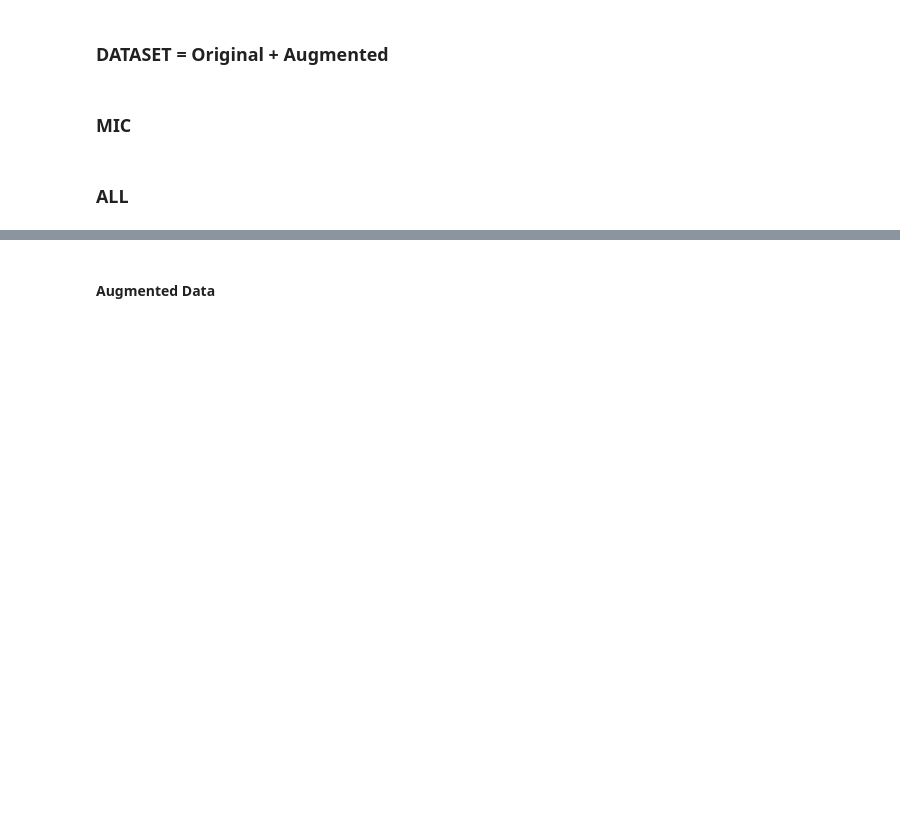
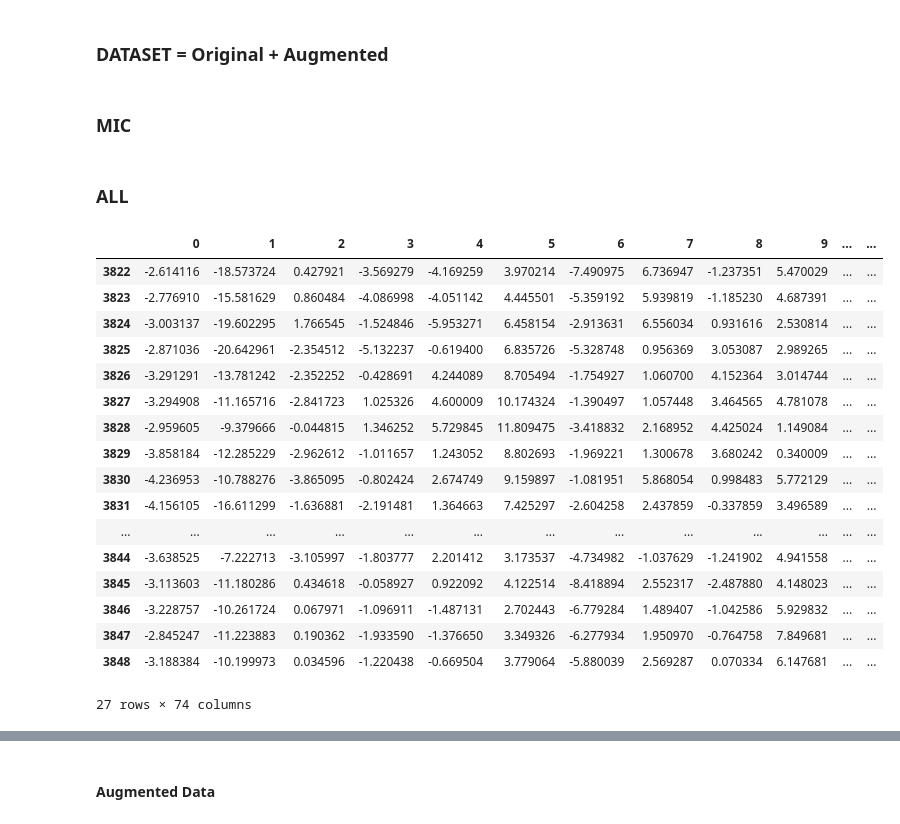
Before and after one commit to akansh12/Pnoi_SPIRE, a Jupyter notebook: Results_with_Augmented_data.ipynb, the cells around one changed output, grey strips where cells are left out. Drawn from its saved outputs; the diff is of its cells as text; code cells hidden in the pictures; blank space fills up the shorter version.

```diff
--- a/Results_with_Augmented_data.ipynb
+++ b/Results_with_Augmented_data.ipynb
@@ -40,3 +42,24 @@ mic_bld_orig_df = pd.read_csv("Data_CSV/Experiment_W_WO_CMN/withoutCMN(all)micB_
 mic_blt_orig_df = pd.read_csv("Data_CSV/Experiment_W_WO_CMN/withoutCMN(all)micB_L_T_DPB.csv")
 mic_brd_orig_df = pd.read_csv("Data_CSV/Experiment_W_WO_CMN/withoutCMN(all)micB_R_D_DPB.csv")
 mic_brt_orig_df = pd.read_csv("Data_CSV/Experiment_W_WO_CMN/withoutCMN(all)micB_R_T_DPB.csv")
+# %%
+ mic_all_orig_df[mic_all_orig_df.iloc[:,73] == "2019_11_08_Kavitha_F_26_154_51_N_HC_NA.json"]
+# %% [output]
+|  | 0 | 1 | 2 | 3 | 4 | 5 | 6 | 7 | 8 | 9 | ... | ... |
+| 3822 | -2.614116 | -18.573724 | 0.427921 | -3.569279 | -4.169259 | 3.970214 | -7.490975 | 6.736947 | -1.237351 | 5.470029 | ... | ... |
+| 3823 | -2.776910 | -15.581629 | 0.860484 | -4.086998 | -4.051142 | 4.445501 | -5.359192 | 5.939819 | -1.185230 | 4.687391 | ... | ... |
+| 3824 | -3.003137 | -19.602295 | 1.766545 | -1.524846 | -5.953271 | 6.458154 | -2.913631 | 6.556034 | 0.931616 | 2.530814 | ... | ... |
+| 3825 | -2.871036 | -20.642961 | -2.354512 | -5.132237 | -0.619400 | 6.835726 | -5.328748 | 0.956369 | 3.053087 | 2.989265 | ... | ... |
+| 3826 | -3.291291 | -13.781242 | -2.352252 | -0.428691 | 4.244089 | 8.705494 | -1.754927 | 1.060700 | 4.152364 | 3.014744 | ... | ... |
+| 3827 | -3.294908 | -11.165716 | -2.841723 | 1.025326 | 4.600009 | 10.174324 | -1.390497 | 1.057448 | 3.464565 | 4.781078 | ... | ... |
+| 3828 | -2.959605 | -9.379666 | -0.044815 | 1.346252 | 5.729845 | 11.809475 | -3.418832 | 2.168952 | 4.425024 | 1.149084 | ... | ... |
+| 3829 | -3.858184 | -12.285229 | -2.962612 | -1.011657 | 1.243052 | 8.802693 | -1.969221 | 1.300678 | 3.680242 | 0.340009 | ... | ... |
+| 3830 | -4.236953 | -10.788276 | -3.865095 | -0.802424 | 2.674749 | 9.159897 | -1.081951 | 5.868054 | 0.998483 | 5.772129 | ... | ... |
+| 3831 | -4.156105 | -16.611299 | -1.636881 | -2.191481 | 1.364663 | 7.425297 | -2.604258 | 2.437859 | -0.337859 | 3.496589 | ... | ... |
+| ... | ... | ... | ... | ... | ... | ... | ... | ... | ... | ... | ... | ... |
+| 3844 | -3.638525 | -7.222713 | -3.105997 | -1.803777 | 2.201412 | 3.173537 | -4.734982 | -1.037629 | -1.241902 | 4.941558 | ... | ... |
+| 3845 | -3.113603 | -11.180286 | 0.434618 | -0.058927 | 0.922092 | 4.122514 | -8.418894 | 2.552317 | -2.487880 | 4.148023 | ... | ... |
+| 3846 | -3.228757 | -10.261724 | 0.067971 | -1.096911 | -1.487131 | 2.702443 | -6.779284 | 1.489407 | -1.042586 | 5.929832 | ... | ... |
+| 3847 | -2.845247 | -11.223883 | 0.190362 | -1.933590 | -1.376650 | 3.349326 | -6.277934 | 1.950970 | -0.764758 | 7.849681 | ... | ... |
+| 3848 | -3.188384 | -10.199973 | 0.034596 | -1.220438 | -0.669504 | 3.779064 | -5.880039 | 2.569287 | 0.070334 | 6.147681 | ... | ... |
+27 rows × 74 columns
```
Also changed, not shown: parts of 5 cells of this notebook, 7 other files.
